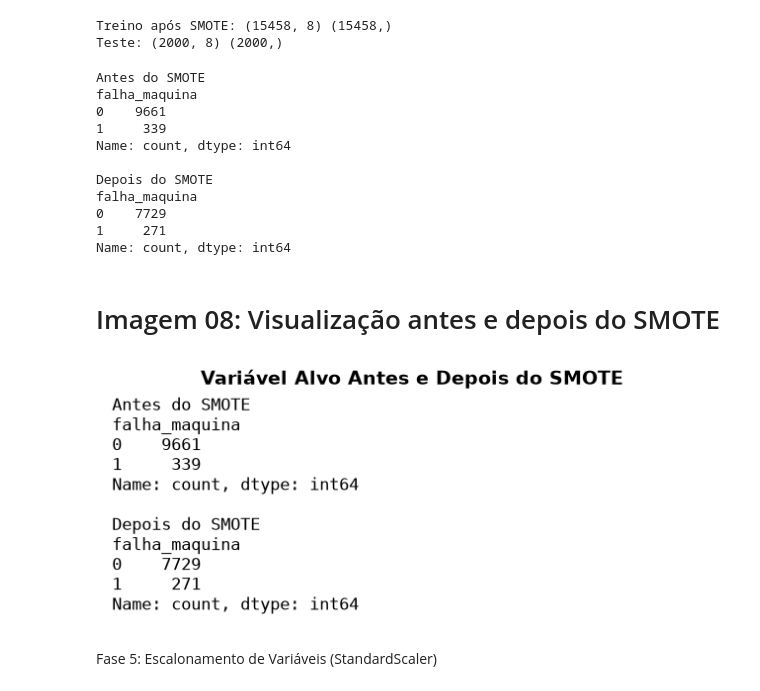
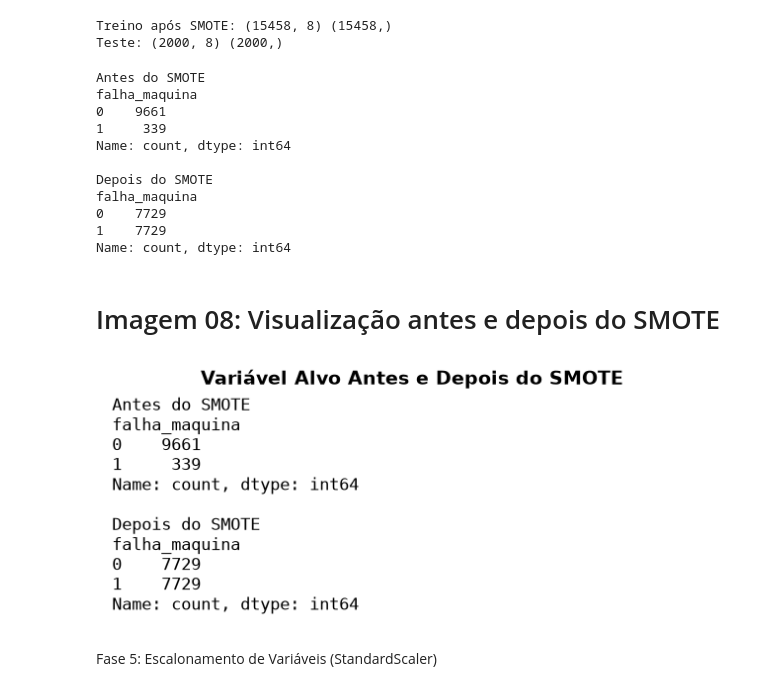
Before and after one commit to Carlos779-cloud/Projeto_Final, a Jupyter notebook: main.ipynb, the cells around one changed output. Cells and saved outputs as stored; diff of their text form; code cells hidden in the pictures.

```diff
--- a/main.ipynb
+++ b/main.ipynb
@@ -561,7 +564,7 @@ print("Antes do SMOTE")
 print(y.value_counts())
 
 print("\nDepois do SMOTE")
-print(y_train.value_counts())
+print(y_train_smote.value_counts())
 # %% [output]
 Antes do SMOTE
 falha_maquina
@@ -572,7 +575,7 @@ Name: count, dtype: int64
 Depois do SMOTE
 falha_maquina
 0    7729
-1     271
+1    7729
 Name: count, dtype: int64
 # %% [markdown]
 # Imagem 08: Visualização antes e depois do SMOTE
@@ -581,38 +584,38 @@ texto = (
     "Antes do SMOTE\n"
     f"{y.value_counts()}\n\n"
     "Depois do SMOTE\n"
-    f"{y_train.value_counts()}"
+    f"{y_train_smote.value_counts()}"
 )
 
 fig = plt.figure(figsize=(8, 3))
 
 plt.title(
     "Variável Alvo Antes e Depois do SMOTE",
     fontsize=14,
     fontweight="bold"
 )
 
 
 
 plt.text(
     0.01,
     0.05,
     texto,
     fontsize=12,
     family="monospace"
 )
 
 plt.axis("off")
 
 plt.savefig(
     "imagens/08_smote_balanceamento.png",
     dpi=300,
     bbox_inches="tight"
 )
 
 plt.show()
 # %% [output]
-[figure, old version]
+[figure, new version]
 # %% [markdown]
 Fase 5: Escalonamento de Variáveis (StandardScaler)
 # %% [markdown]
```
Also changed, not shown: parts of 26 cells of this notebook, 8 other files.
